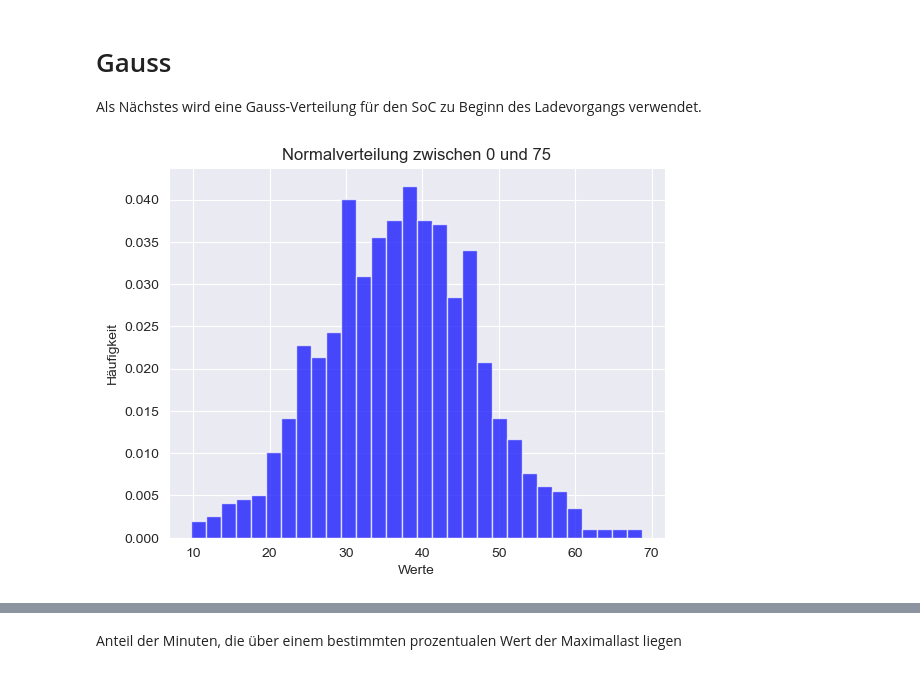
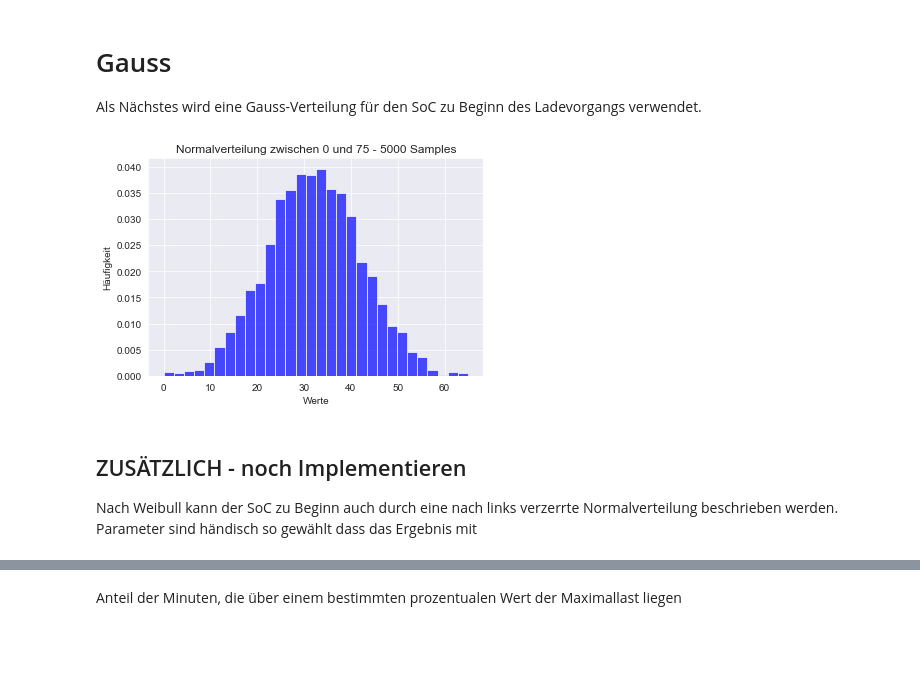
Before and after one commit to Jones133D/BA_EV-Ladeverhalten, a Jupyter notebook: SoC_begin.ipynb, the cells around one changed output, grey strips where cells are left out. Drawn from its saved outputs; the diff is of its cells as text; code cells hidden in the pictures; blank space fills up the shorter version.

```diff
--- a/SoC_begin.ipynb
+++ b/SoC_begin.ipynb
@@ -44,24 +71,28 @@ Minuten über 95% der maximalen Last (498.59 kWh): 2 Entsprechen  0.14 %
 Als Nächstes wird eine Gauss-Verteilung für den SoC zu Beginn des Ladevorgangs verwendet.
 # %%
 import matplotlib.pyplot as plt
-
+#%matplotlib qt5
 # Normalverteilung
-mu = 37.5  # Mittelwert (Halbwegs zwischen 0 und 75)
+mu = 32  # Mittelwert (Halbwegs zwischen 0 und 75)
 sigma = 10  # Standardabweichung
 
 # Erzeugen einer Liste von Zufallszahlen mit normaler Verteilung
-data = np.random.normal(mu, sigma, 1000)
+data = np.random.normal(mu, sigma, 5000)
 
 # Begrenzen der Werte auf den Bereich von 0 bis 75
-data = np.clip(data, 0, 75)
+data = np.clip(data, 0, 65)
 
 # Plot
 plt.hist(data, bins=30, density=True, alpha=0.7, color='b')
 
 # Zeigen Sie das Diagramm an
-plt.title('Normalverteilung zwischen 0 und 75')
+plt.title('Normalverteilung zwischen 0 und 75 - 5000 Samples')
 plt.xlabel('Werte')
 plt.ylabel('Häufigkeit')
 plt.show()
 # %% [output]
-[figure, old version]
+[figure, new version]
+# %% [markdown]
+## ZUSÄTZLICH - noch Implementieren
+
+Nach Weibull kann der SoC zu Beginn auch durch eine nach links verzerrte Normalverteilung beschrieben werden. Parameter sind händisch so gewählt dass das Ergebnis mit
```
Also changed, not shown: parts of 10 cells of this notebook, 8 other files.
